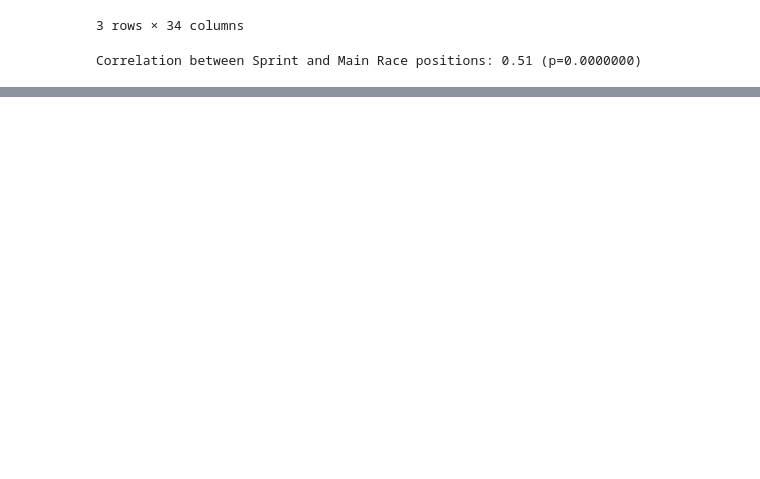
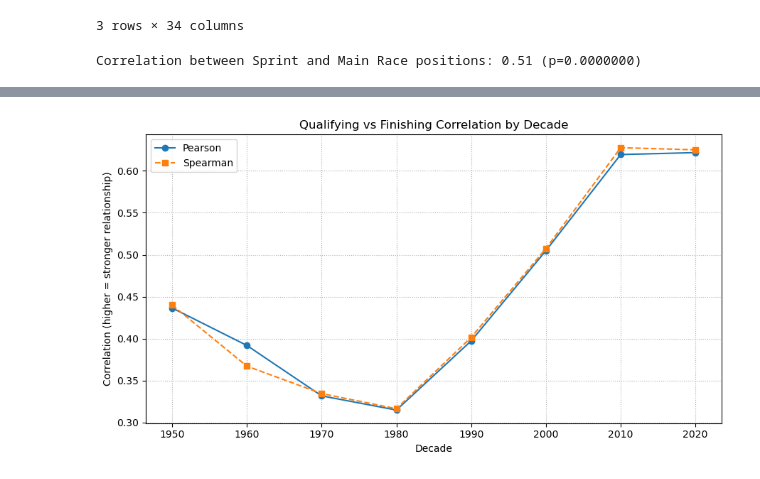
Before and after one commit to mahaejaz2699/Dissertation, a Jupyter notebook: data.ipynb, the cells around one changed output, grey strips where cells are left out. Cells and saved outputs as stored; diff of their text form; code cells hidden in the pictures; blank space fills up the shorter version.

Commit message:
Grid position

```diff
--- a/data.ipynb
+++ b/data.ipynb
@@ -1622,0 +1651,12 @@ This quantitative summary reinforces the earlier visual clustering results, conf
+# %%
+#ensuring that the starting grid is greater than 0 and positionOrder doesn't have NA's
+res = res[(res['grid']>0) & (res['positionOrder']>0) & (res['positionOrder'].notna())]
+# %%
+#Focussing on Era
+
+res = res[(res['year']>=1950) & res['year']<=2024].copy()
+
+#categorising based on decades
+res['decade'] = (res['year']//10)*10
+
+res.head()
@@ -1622,0 +1698,17 @@ This quantitative summary reinforces the earlier visual clustering results, conf
+# %%
+#step 4 - finding correlation between grid and finishing per decade
+
+corr_rows=[]
+
+for dec, group in res.groupby('decade'):
+    if len(group) >= 50:
+        pear = group['grid'].corr(group['positionOrder'],method='pearson')
+        spear = group['grid'].corr(group['positionOrder'],method='spearman')
+        corr_rows.append({
+            'decade': dec,
+            'pearson_corr':pear,
+            'spearman_corr':spear,
+            'n':len(group)
+        })
+corr_by_decade = pd.DataFrame(corr_rows).sort_values('decade')
+print(corr_by_decade)
@@ -1622,0 +1725,15 @@ This quantitative summary reinforces the earlier visual clustering results, conf
+# %%
+plt.figure(figsize=(9,5))
+plt.plot(corr_by_decade['decade'], corr_by_decade['pearson_corr'],
+         marker='o', label='Pearson')
+plt.plot(corr_by_decade['decade'], corr_by_decade['spearman_corr'],
+         marker='s', label='Spearman', linestyle='--')
+plt.title('Qualifying vs Finishing Correlation by Decade')
+plt.xlabel('Decade')
+plt.ylabel('Correlation (higher = stronger relationship)')
+plt.grid(True, linestyle=':')
+plt.legend()
+plt.tight_layout()
+plt.show()
+# %% [output]
+[figure, added]
```
Also changed, not shown: parts of 122 cells of this notebook.
